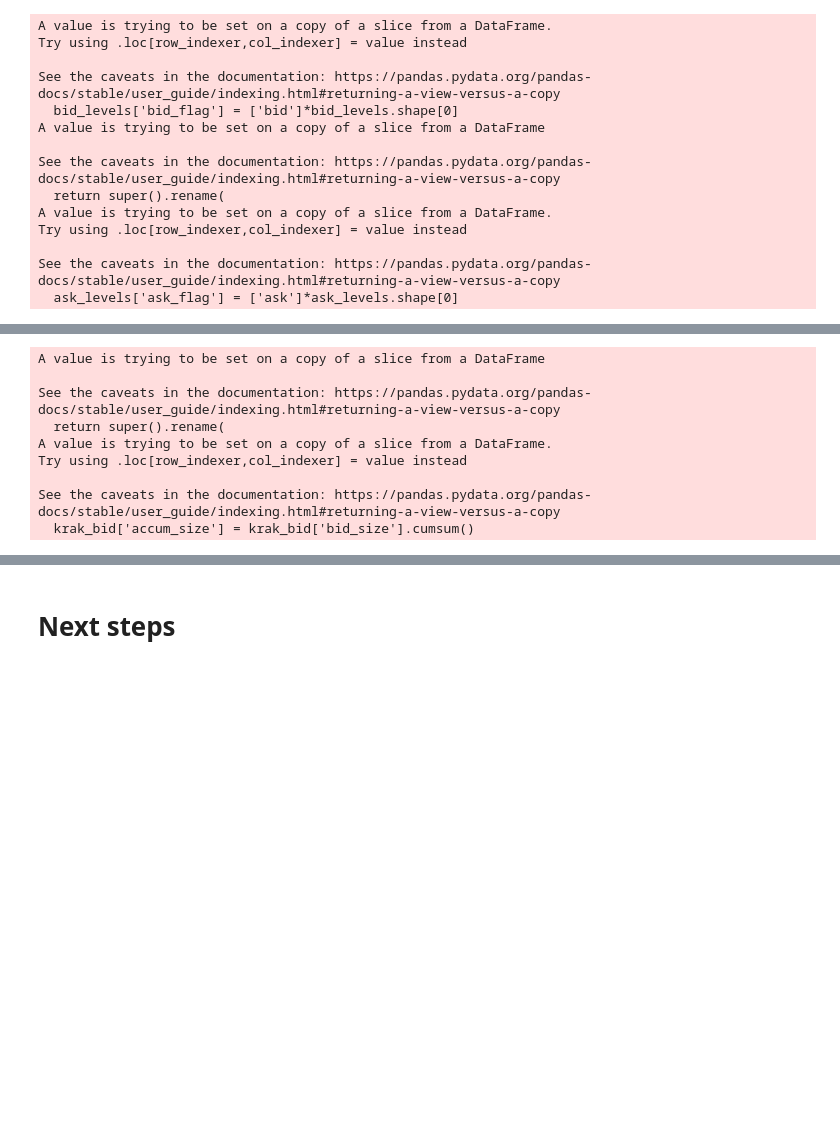
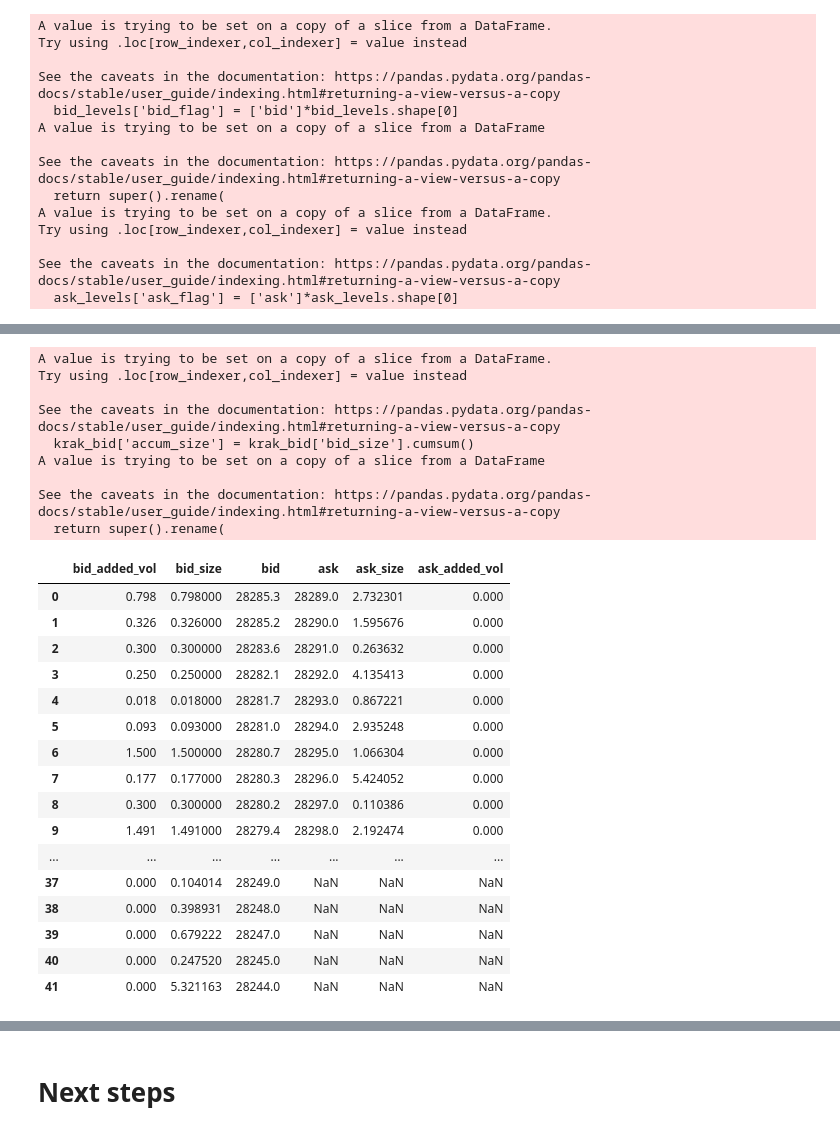
Before and after one commit to AndresLaresBarragan/MyST_XEMM, a Jupyter notebook: working_session.ipynb, the cells around one changed output, grey strips where cells are left out. Drawn from its saved outputs; the diff is of its cells as text; code cells hidden in the pictures; blank space fills up the shorter version.

```diff
--- a/working_session.ipynb
+++ b/working_session.ipynb
@@ -142,6 +100,9 @@ df_bit.shape[0],levels.shape[0], bids.shape[0]
 bit_ask = df_bit[['ask','ask_size']]
 bit_bid = df_bit[['bid_size','bid']]
 
+bit_ask['ask_added_vol'] = np.zeros(bit_ask.shape[0])
+bit_bid['bid_added_vol'] = np.zeros(bit_bid.shape[0])
+
 # origin exchnage
 krak_bid = df_krak[['bid_size','bid']]
 krak_ask = df_krak[['ask','ask_size']]
@@ -180,11 +163,11 @@ See the caveats in the documentation: https://pandas.pydata.org/pandas-docs/stab
 # %%
-for i in range(levels_added.shape[0]):
+for i in range(levels_added.shape[0]): # loop to add levels unto destination
 
     to_fill = levels_added.iloc[0,:]
 
     if to_fill['type']=='bid':
         # identify order's fee structure
-        fee_type = 'taker' if to_fill['price'] > bit_ask.iloc[0]['ask'] else 'maker'
+        fee_type = 'taker' if to_fill['price'] >= bit_ask.iloc[0]['ask'] else 'maker'
 
 
         if fee_type=='taker':
@@ -209,7 +192,7 @@ for i in range(levels_added.shape[0]):
             levels_added.drop(0, inplace=True)
             levels_added.reset_index(drop=True, inplace=True)
 
-            # Hedge trasnaction in orgin exchange (Kraken)
+            # Hedge transaction in orgin exchange (Kraken)
 
             krak_bid['accum_size'] = krak_bid['bid_size'].cumsum()
             krak_bid['remaining_vol'] = vol_to_fill - krak_bid['accum_size']
@@ -228,11 +211,17 @@ for i in range(levels_added.shape[0]):
 
             bit_bid.rename(columns={'bid_size':'size','bid':'price'}, inplace=True)
 
-            bit_bid = bit_bid.merge(pd.DataFrame(to_fill[['size','price']]).transpose(),
-                                    on=['size','price'], how='outer'
+            to_fill = pd.DataFrame(to_fill).transpose()
+            to_fill['bid_added_vol'] = to_fill['size'].values
+
+            bit_bid = bit_bid.merge(to_fill[['size','price','bid_added_vol']],
+                                    on=['size','price','bid_added_vol'], how='outer'
                                    ).sort_values(by='price', ascending=False, ignore_index=True)
 
             bit_bid.rename(columns={'size':'bid_size','price':'bid'}, inplace=True)
+            bit_bid = bit_bid.groupby('bid', as_index=False, sort=False).sum()
+            bit_bid = bit_bid.reindex(columns=['bid_added_vol', 'bid_size', 'bid'])
+
 
             levels_added.drop(0, inplace=True)
             levels_added.reset_index(drop=True, inplace=True)
@@ -282,23 +271,48 @@ for i in range(levels_added.shape[0]):
         else:
             bit_ask.rename(columns={'ask_size':'size','ask':'price'}, inplace=True)
 
-            bit_ask = bit_ask.merge(pd.DataFrame(to_fill[['price','size']]).transpose(),
-                                    on=['price','size'], how='outer'
+            to_fill = pd.DataFrame(to_fill).transpose()
+            to_fill['ask_added_vol'] = to_fill['size'].values
+
+            bit_ask = bit_ask.merge(to_fill[['size','price','ask_added_vol']],
+                                    on=['size','price','ask_added_vol'], how='outer'
                                    ).sort_values(by='price', ascending=True, ignore_index=True)
+            bit_ask.rename(columns={'size':'ask_size','price':'ask'}, inplace=True)
+            bit_ask = bit_ask.groupby('ask', as_index=False, sort=False).sum()
+            bit_ask = bit_ask.reindex(columns=['ask', 'ask_size', 'ask_added_vol'])
 
-            bit_ask.rename(columns={'size':'ask_size','price':'ask'}, inplace=True)
 
             levels_added.drop(0, inplace=True)
             levels_added.reset_index(drop=True, inplace=True)
 # %% [output]
-A value is trying to be set on a copy of a slice from a DataFrame
-
-See the caveats in the documentation: https://pandas.pydata.org/pandas-docs/stable/user_guide/indexing.html#returning-a-view-versus-a-copy
-  return super().rename(
 A value is trying to be set on a copy of a slice from a DataFrame.
 Try using .loc[row_indexer,col_indexer] = value instead
 
 See the caveats in the documentation: https://pandas.pydata.org/pandas-docs/stable/user_guide/indexing.html#returning-a-view-versus-a-copy
   krak_bid['accum_size'] = krak_bid['bid_size'].cumsum()
+A value is trying to be set on a copy of a slice from a DataFrame
+
+See the caveats in the documentation: https://pandas.pydata.org/pandas-docs/stable/user_guide/indexing.html#returning-a-view-versus-a-copy
+  return super().rename(
 # %%
 bit_ob = pd.concat([bit_bid, bit_ask], axis=1)
+# %%
+bit_ob
+# %% [output]
+|  | bid_added_vol | bid_size | bid | ask | ask_size | ask_added_vol |
+| 0 | 0.798 | 0.798000 | 28285.3 | 28289.0 | 2.732301 | 0.000 |
+| 1 | 0.326 | 0.326000 | 28285.2 | 28290.0 | 1.595676 | 0.000 |
+| 2 | 0.300 | 0.300000 | 28283.6 | 28291.0 | 0.263632 | 0.000 |
+| 3 | 0.250 | 0.250000 | 28282.1 | 28292.0 | 4.135413 | 0.000 |
+| 4 | 0.018 | 0.018000 | 28281.7 | 28293.0 | 0.867221 | 0.000 |
+| 5 | 0.093 | 0.093000 | 28281.0 | 28294.0 | 2.935248 | 0.000 |
+| 6 | 1.500 | 1.500000 | 28280.7 | 28295.0 | 1.066304 | 0.000 |
+| 7 | 0.177 | 0.177000 | 28280.3 | 28296.0 | 5.424052 | 0.000 |
+| 8 | 0.300 | 0.300000 | 28280.2 | 28297.0 | 0.110386 | 0.000 |
+| 9 | 1.491 | 1.491000 | 28279.4 | 28298.0 | 2.192474 | 0.000 |
+| ... | ... | ... | ... | ... | ... | ... |
+| 37 | 0.000 | 0.104014 | 28249.0 | NaN | NaN | NaN |
+| 38 | 0.000 | 0.398931 | 28248.0 | NaN | NaN | NaN |
+| 39 | 0.000 | 0.679222 | 28247.0 | NaN | NaN | NaN |
+| 40 | 0.000 | 0.247520 | 28245.0 | NaN | NaN | NaN |
+| 41 | 0.000 | 5.321163 | 28244.0 | NaN | NaN | NaN |
```
Also changed, not shown: parts of 20 cells of this notebook.
